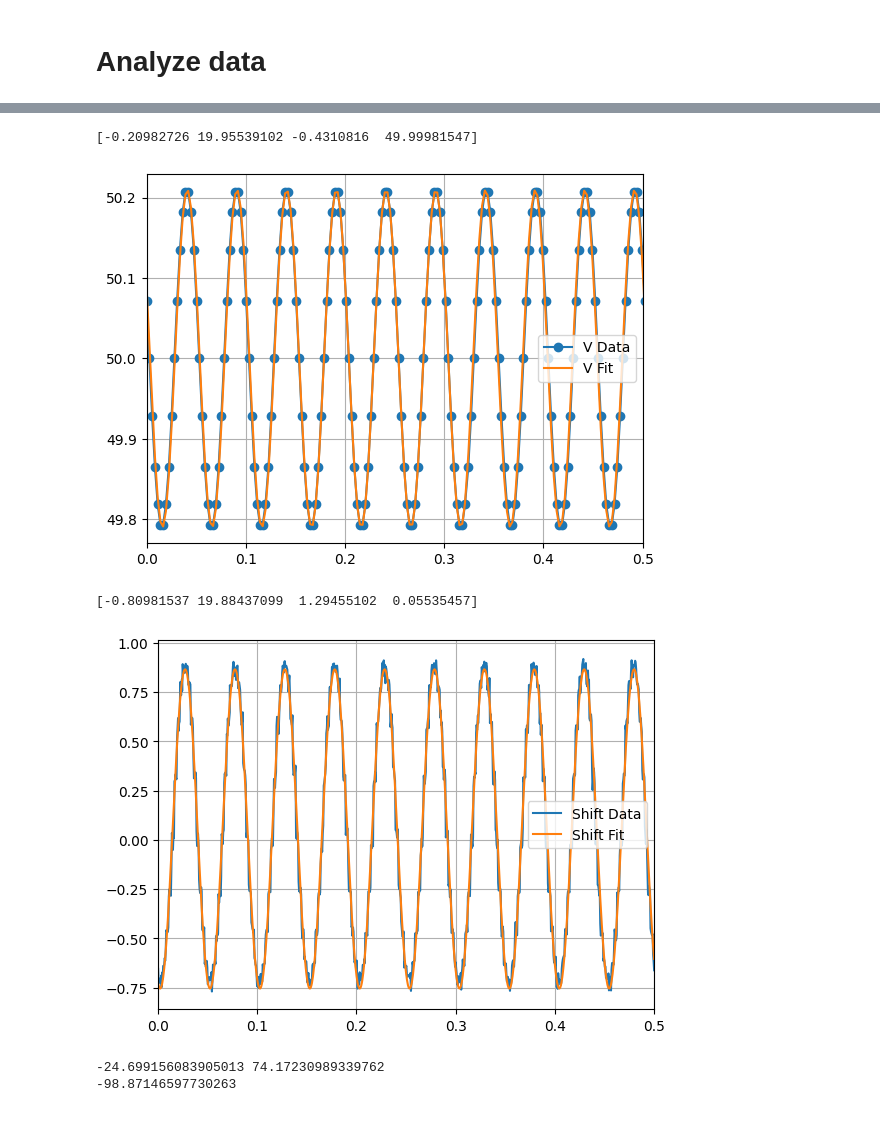
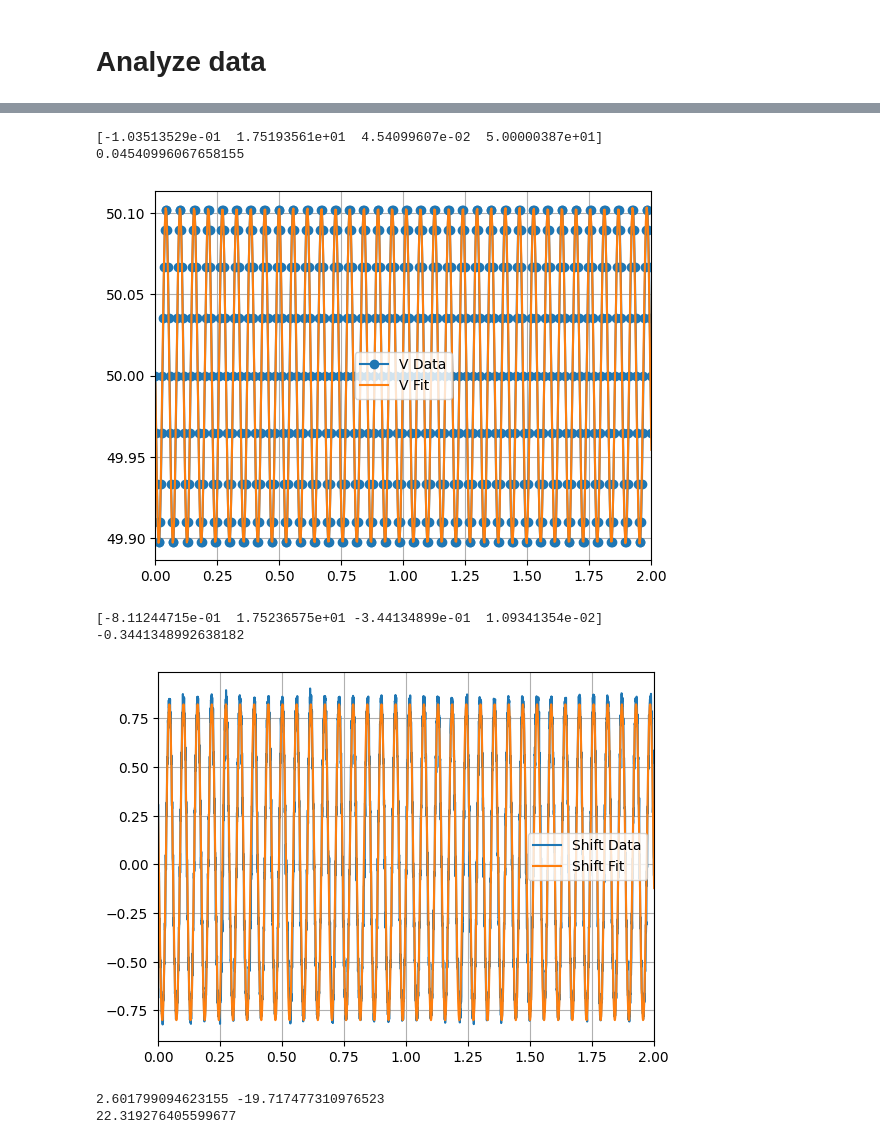
Before and after one commit to nick-lambert/fsm-exps, a Jupyter notebook: test_sin_wave_tilt.ipynb, the cells around one changed output, grey strips where cells are left out. Cells and saved outputs as stored; diff of their text form; code cells hidden in the pictures.

Commit message:
running more tests with sine waves

```diff
--- a/test_sin_wave_tilt.ipynb
+++ b/test_sin_wave_tilt.ipynb
@@ -53,7 +54,7 @@ v_bias = np.array([[50,50,50]]).T
 reload(cam_utils)
 cam = cam_utils.CAM('campupil')
 # %%
-npsf = 32
+npsf = 50
 cam.set_roi(575, 900, npsf, client0)
 # %%
 cam.set_exptime(0.0001, client0)
@@ -114,10 +115,10 @@ mod = multiprocessing.Process(name='modulation', target=modulate_fsm, )
 # %%
-sin_freq = 10
+sin_freq = 20
 total_freq = sin_freq * (samps_per_wave-1)
-desired_time_step = 1/total_freq
-print(desired_time_step, total_freq)
+desired_interval = 1/total_freq
+print(desired_interval, total_freq)
 
-exp_dir = f'sin-mod-tilt-{sin_freq:.2f}'
+exp_dir = f'sin-{sin_freq:.2f}'
 exp_path = Path(f'{cwd}/data/{exp_dir}')
 fsm_data_path = exp_path / 'fsm'
 cam_data_path = exp_path / 'cam'
@@ -182,7 +178,8 @@ exp_path = Path(f'{cwd}/data/{exp_dir}')
 # %%
+reload(telem)
 
-cam_data_fnames = sorted(glob.glob(str(cam_data_path/'campupil*20250206*.fits')))
-fsm_data_fnames = sorted(glob.glob(str(fsm_data_path/'dm00disp*20250206*.fits')))
+cam_data_fnames = telem.get_fnames(cam_data_path/'campupil*20250211*.fits')
+fsm_data_fnames = telem.get_fnames(fsm_data_path/'dm00disp*20250211*.fits')
 
-fsm_data_fnames[0]
+fsm_data_fnames[0], cam_data_fnames[0]
 # %% [output]
@@ -253,10 +250,10 @@ plt.plot(fsm_time_steps)
 cthresh = 0.2
 
 xmax = rel_fsm_times.max()
-xmax = 0.5
+# xmax = 0.5
 
 N = len(cam_data_fnames)
-frame0 = utils.load_fits(str(exp_path/'campupil_0.fits'))
+frame0 = utils.load_fits(str(cam_data_path/'campupil_0.fits'))
 cen_0 = utils.centroid(frame0.astype(float), thresh=cthresh, plot=True)
 mean_frame = np.mean(frames, axis=0)
 imshow3(frame0, mean_frame, frames[0], lognorm=True)
@@ -312,23 +309,18 @@ plt.show()
 # %%
-import numpy as np
-import matplotlib.pyplot as plt
-from scipy.optimize import curve_fit
+reload(fsm_utils)
 
 xmax = rel_fsm_times.max()
-xmax = 0.5
-
-def sine_func(x, amp, freq, phase, offset):
-    return amp * np.sin(2*np.pi * freq * x + phase) + offset
+# xmax = 0.5
 
 # Fit the voltage command data
 x = rel_fsm_times
-y = fsm_commands[:,1][:,0]
+y = fsm_commands[:,0][:,0]
 
 amp0 = (y.max() - y.min())/2
 freq0 = sin_freq
 offset0 = y.max() - amp0
 popt, _ = curve_fit(
-    sine_func,
+    fsm_utils.sine_func,
     x, y,
     p0=[amp0, freq0, 0, offset0],
     maxfev=100000,
@@ -339,11 +331,12 @@ if phase>np.pi/2:
     phase = popt[2] - np.pi
 elif phase<-np.pi/2:
     phase = popt[2] + np.pi
+print(phase)
 fsm_data_phase = phase * 180/np.pi
 
 # Plot results
 plt.plot(x, y, '-o', label='V Data')
-plt.plot(x, sine_func(x, *popt), label='V Fit')
+plt.plot(x, fsm_utils.sine_func(x, *popt), label='V Fit')
 plt.xlim([0, xmax])
 plt.grid()
 plt.legend()
@@ -353,38 +346,41 @@ plt.show()
 x = rel_cam_times
 y = total_shift_as.value
 
 amp0 = (y.max() - y.min())/2
 freq0 = sin_freq
 offset0 = y.max() - amp0
 popt, _ = curve_fit(
-    sine_func,
+    fsm_utils.sine_func,
     x, y,
     p0=[amp0, freq0, 0, offset0],
     maxfev=100000,
 )
 print(popt)
 phase = popt[2]
 if phase>np.pi/2:
     phase = popt[2] - np.pi
 elif phase<-np.pi/2:
     phase = popt[2] + np.pi
+print(phase)
 cam_data_phase = phase* 180/np.pi
 
 # Plot results
 plt.plot(x, y, label='Shift Data')
-plt.plot(x, sine_func(x, *popt), label='Shift Fit')
+plt.plot(x, fsm_utils.sine_func(x, *popt), label='Shift Fit')
 plt.xlim([0, xmax])
 plt.grid()
 plt.legend()
 plt.show()
 
 rel_phase = (fsm_data_phase - cam_data_phase)
 print(fsm_data_phase, cam_data_phase)
 print(rel_phase)
 # %% [output]
-[-0.20982726 19.95539102 -0.4310816  49.99981547]
+[-1.03513529e-01  1.75193561e+01  4.54099607e-02  5.00000387e+01]
+0.04540996067658155
-[figure, old version]
+[figure, new version]
-[-0.80981537 19.88437099  1.29455102  0.05535457]
+[-8.11244715e-01  1.75236575e+01 -3.44134899e-01  1.09341354e-02]
+-0.3441348992638182
-[figure, old version]
+[figure, new version]
--24.699156083905013 74.17230989339762
--98.87146597730263
+2.601799094623155 -19.717477310976523
+22.319276405599677
```
Also changed, not shown: parts of 15 cells of this notebook, 3 other files.
